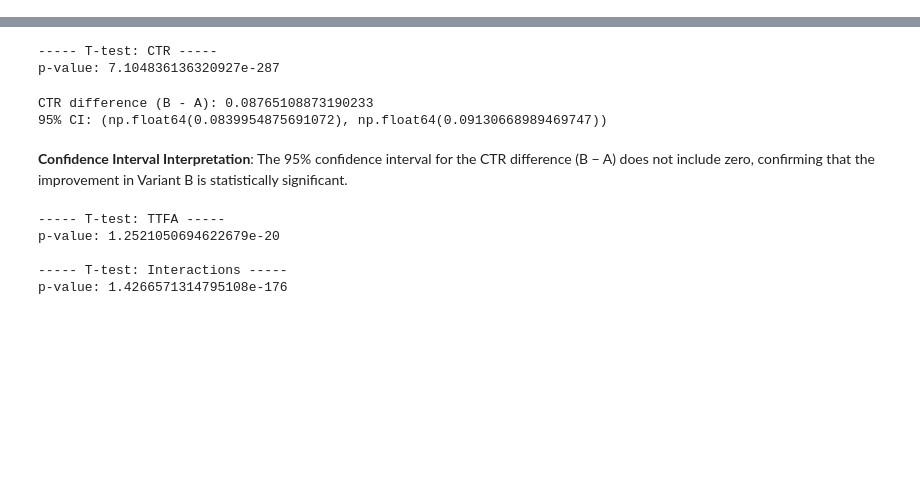
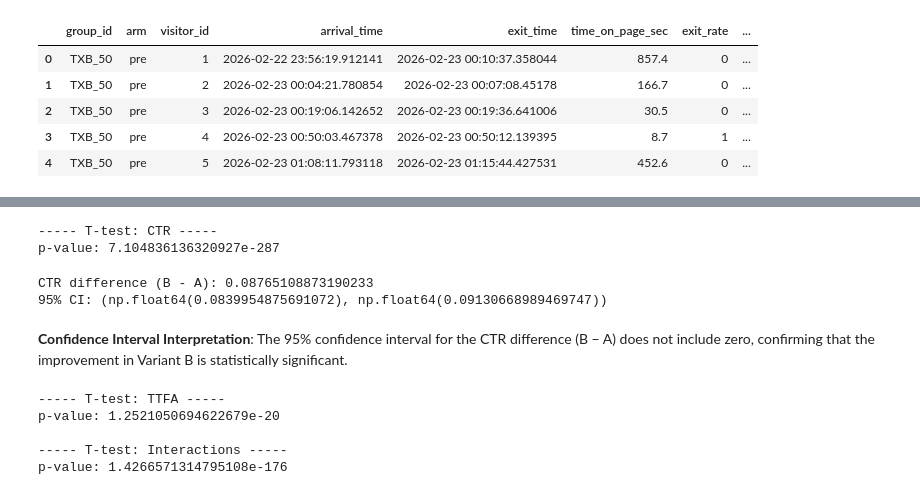
Before and after one commit to Luciamusizzano/DEGO-project_team50, a Jupyter notebook: analysis.ipynb, the cells around one changed output, grey strips where cells are left out. Saved outputs shown, nothing was run; the diff lists cells and outputs as text; code cells hidden in the pictures; blank space fills up the shorter version.

```diff
--- a/analysis.ipynb
+++ b/analysis.ipynb
@@ -13,18 +25,38 @@ It includes:
 # %%
-# 1. Import Libraries:
+# 1. Import Libraries & Configure plotting style:
 import pandas as pd
 import numpy as np
 from scipy import stats
 import matplotlib.pyplot as plt
+from io import StringIO
 from scipy.stats import ttest_ind, norm
 from statsmodels.stats.power import NormalIndPower
-from statsmodels.stats.proportion import proportion_effectsize
+from statsmodels.stats.proportion import proportion_effectsize, proportions_ztest
+plt.style.use('seaborn-v0_8')
 
-# 2. Load (temporary) dataset
-df = pd.read_csv("simulated_ab_test_data_B1.csv")
+# 2. Load and repair dataset
+data_path = "TXB_50_landingpage(in).csv"
 
-# 3. Cleaning
+with open(data_path, "r", encoding="utf-8") as f:
+    lines = f.readlines()
+
+fixed_lines = []
+for line in lines:
+    line = line.strip()
+    if line.startswith('"') and line.endswith('"'):
+        line = line[1:-1]
+    line = line.replace('""', '"')
+    fixed_lines.append(line)
+
+fixed_csv = "\n".join(fixed_lines)
+df = pd.read_csv(StringIO(fixed_csv))
+
+# 3. Cleaning, first check
 df.head()
-
-#4. Configure plotting style
-plt.style.use('seaborn-v0_8')
+# %% [output]
+|  | group_id | arm | visitor_id | arrival_time | exit_time | time_on_page_sec | exit_rate | ... |
+| 0 | TXB_50 | pre | 1 | 2026-02-22 23:56:19.912141 | 2026-02-23 00:10:37.358044 | 857.4 | 0 | ... |
+| 1 | TXB_50 | pre | 2 | 2026-02-23 00:04:21.780854 | 2026-02-23 00:07:08.45178 | 166.7 | 0 | ... |
+| 2 | TXB_50 | pre | 3 | 2026-02-23 00:19:06.142652 | 2026-02-23 00:19:36.641006 | 30.5 | 0 | ... |
+| 3 | TXB_50 | pre | 4 | 2026-02-23 00:50:03.467378 | 2026-02-23 00:50:12.139395 | 8.7 | 1 | ... |
+| 4 | TXB_50 | pre | 5 | 2026-02-23 01:08:11.793118 | 2026-02-23 01:15:44.427531 | 452.6 | 0 | ... |
```
Also changed, not shown: parts of 10 cells of this notebook.
